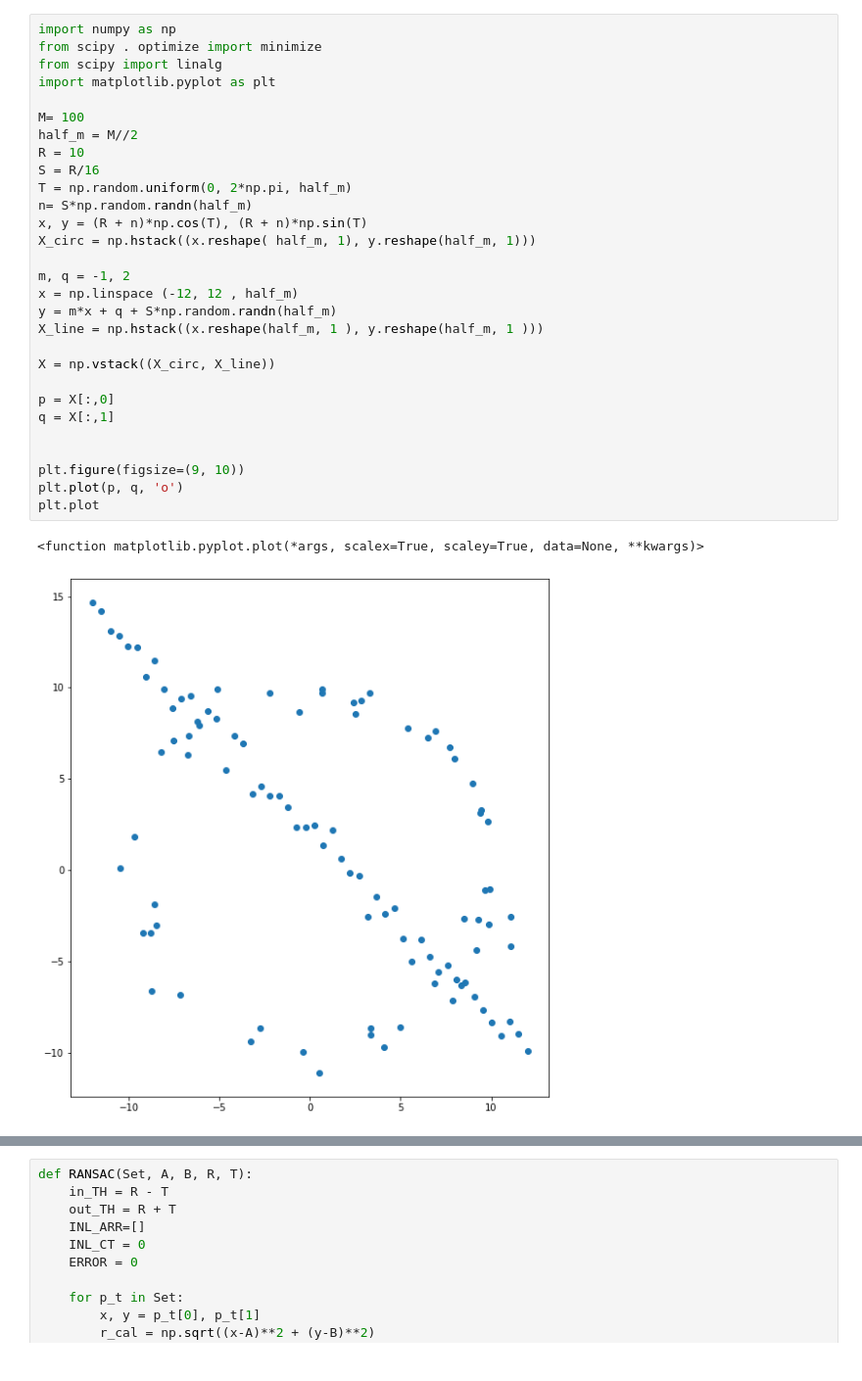
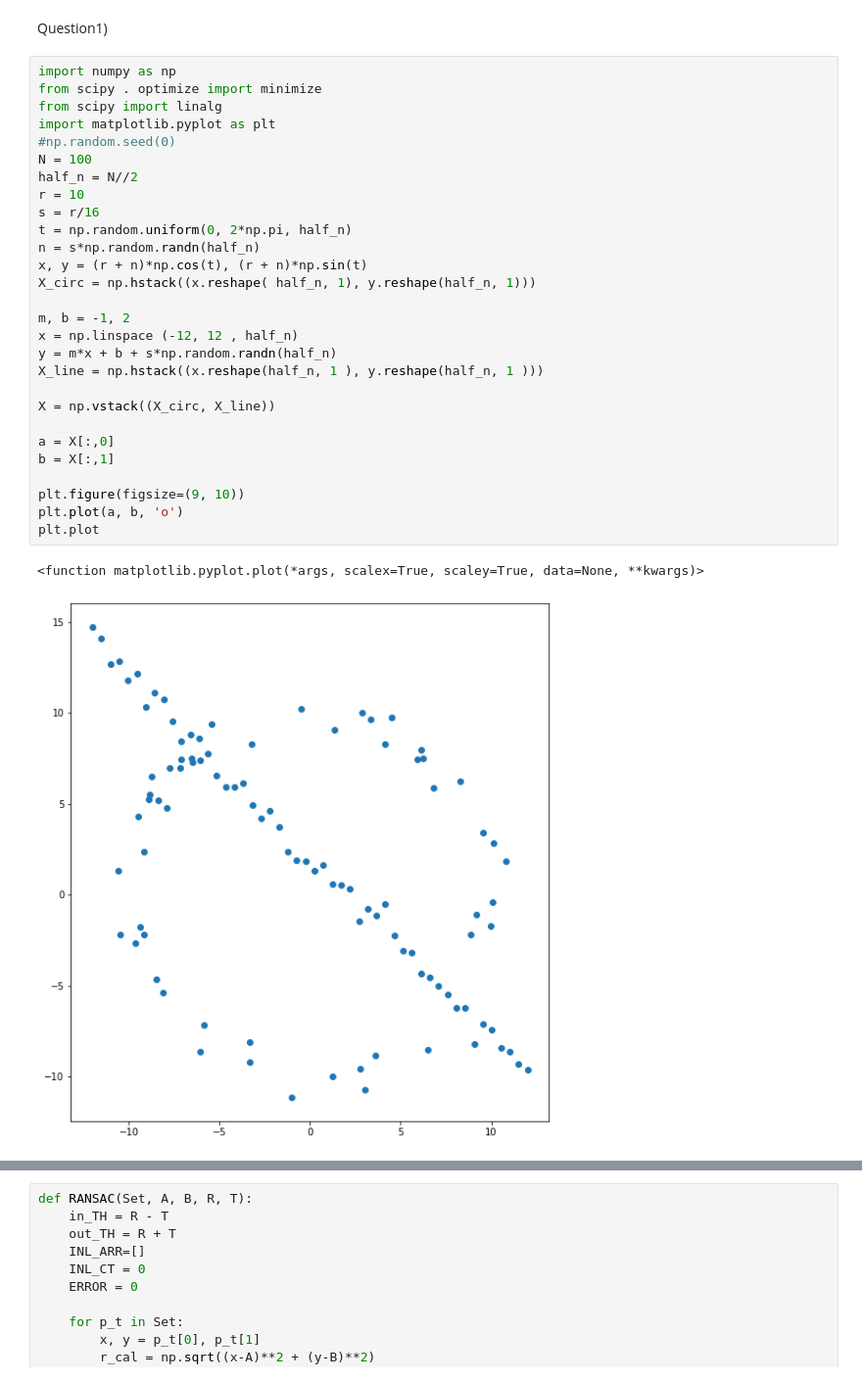
Before and after one commit to jayathev/Assignment2, a Jupyter notebook: Assignment2.190250A.ipynb, the cells around one changed output, grey strips where cells are left out. Shown at 98% size. Saved outputs shown, nothing was run; the diff lists cells and outputs as text.

```diff
--- a/Assignment2.190250A.ipynb
+++ b/Assignment2.190250A.ipynb
@@ -1,35 +9,36 @@
+# %% [markdown]
+Question1)
 # %%
 import numpy as np
 from scipy . optimize import minimize
 from scipy import linalg
 import matplotlib.pyplot as plt
+#np.random.seed(0)
+N = 100
+half_n = N//2
+r = 10
+s = r/16
+t = np.random.uniform(0, 2*np.pi, half_n)
+n = s*np.random.randn(half_n)
+x, y = (r + n)*np.cos(t), (r + n)*np.sin(t)
+X_circ = np.hstack((x.reshape( half_n, 1), y.reshape(half_n, 1)))
 
-M= 100
-half_m = M//2
-R = 10
-S = R/16
-T = np.random.uniform(0, 2*np.pi, half_m)
-n= S*np.random.randn(half_m)
-x, y = (R + n)*np.cos(T), (R + n)*np.sin(T)
-X_circ = np.hstack((x.reshape( half_m, 1), y.reshape(half_m, 1)))
-
-m, q = -1, 2
-x = np.linspace (-12, 12 , half_m)
-y = m*x + q + S*np.random.randn(half_m)
-X_line = np.hstack((x.reshape(half_m, 1 ), y.reshape(half_m, 1 )))
+m, b = -1, 2
+x = np.linspace (-12, 12 , half_n)
+y = m*x + b + s*np.random.randn(half_n)
+X_line = np.hstack((x.reshape(half_n, 1 ), y.reshape(half_n, 1 )))
 
 X = np.vstack((X_circ, X_line))
 
-p = X[:,0]
-q = X[:,1]
-
+a = X[:,0]
+b = X[:,1]
 
 plt.figure(figsize=(9, 10))
-plt.plot(p, q, 'o')
+plt.plot(a, b, 'o')
 plt.plot
 # %% [output]
 <function matplotlib.pyplot.plot(*args, scalex=True, scaley=True, data=None, **kwargs)>
-[figure, old version]
+[figure, new version]
 # %%
 def findCircle(pnt_1, pnt_2, pnt_3):
     x_1, y_1 = pnt_1[0], pnt_1[1]
```
Also changed, not shown: parts of 5 cells of this notebook.
